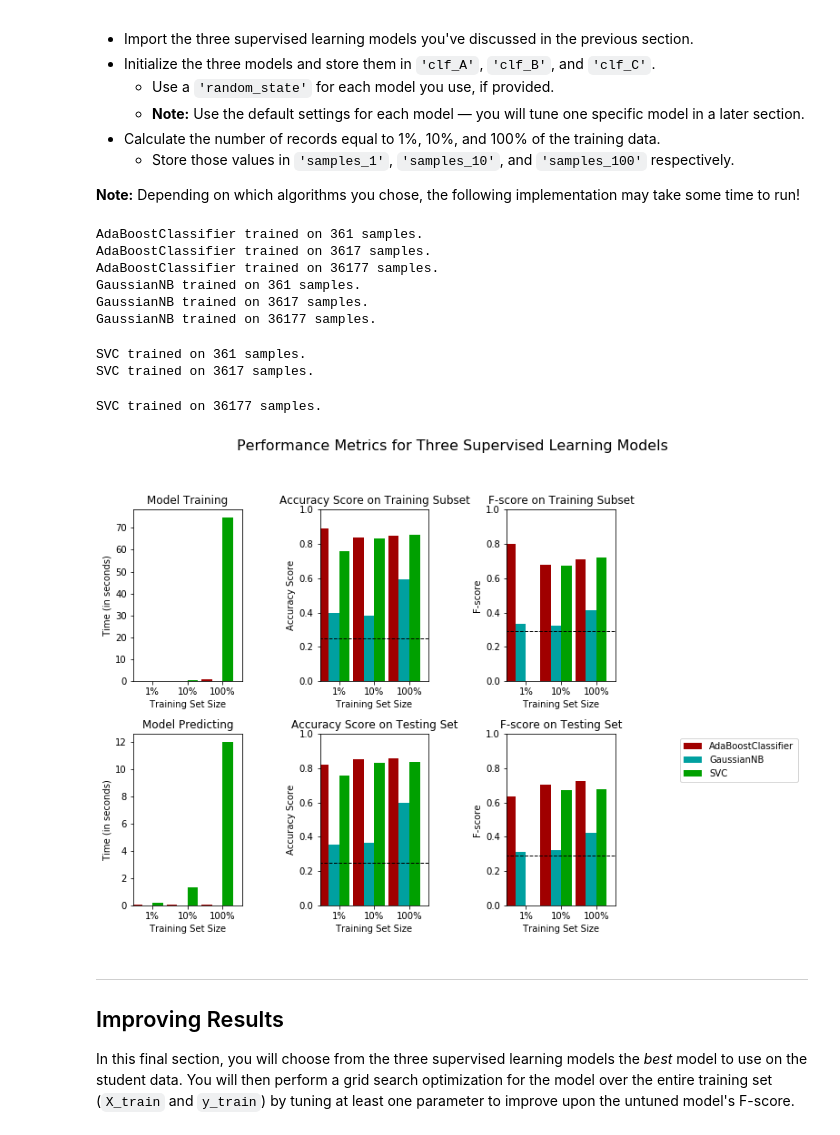
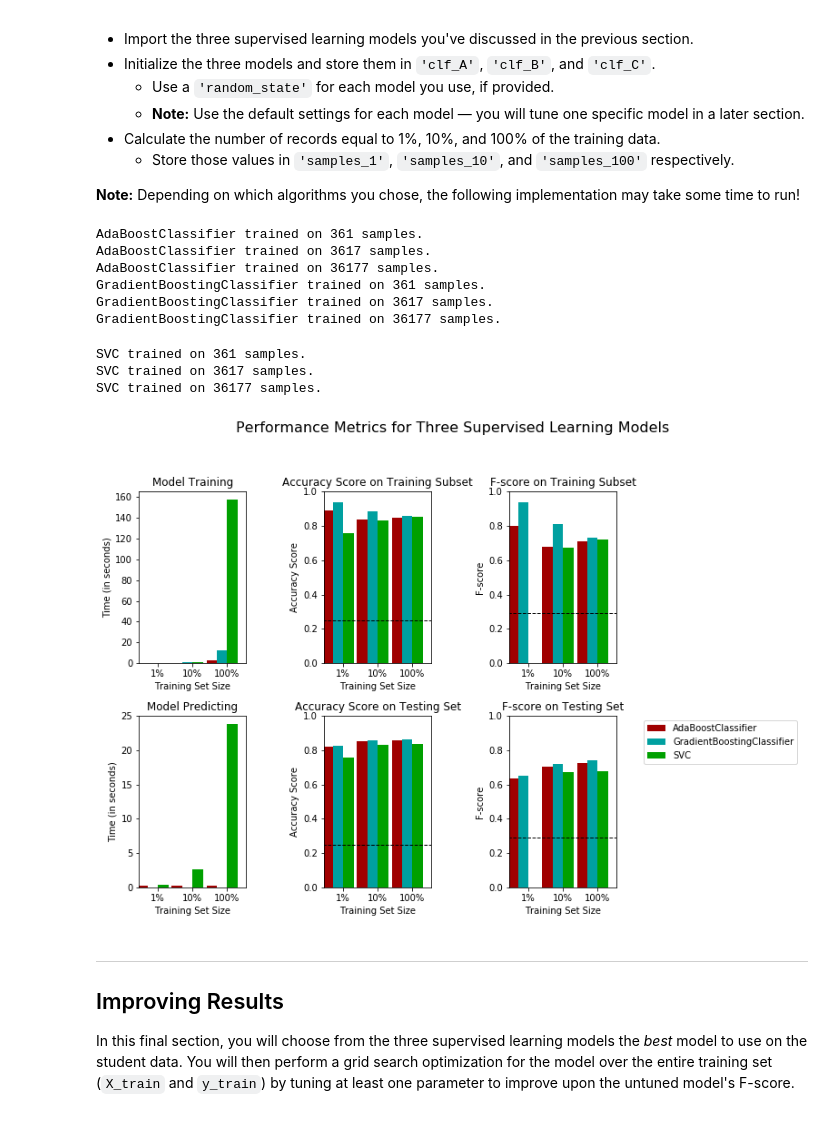
Before and after one commit to mjsML/MOOCs, a Jupyter notebook: finding_donors/finding_donors.ipynb, the cells around one changed output. Saved outputs shown, nothing was run; the diff lists cells and outputs as text; code cells hidden in the pictures.

Commit message:
working code + better model ( GradientBoostingClassifier )

```diff
--- a/finding_donors/finding_donors.ipynb
+++ b/finding_donors/finding_donors.ipynb
@@ -33,7 +33,7 @@ import visuals as vs
 
 # Load the Census dataset
 data = pd.read_csv("census.csv")
-
+data=data.dropna()
 # Success - Display the first record
 display(data.head(n=1))
 # %% [output]
@@ -364,42 +363,43 @@ In the code cell, you will need to implement the following:
 from sklearn.ensemble import AdaBoostClassifier
 from sklearn.naive_bayes import GaussianNB
 from sklearn.svm import SVC
-
+from sklearn.ensemble import GradientBoostingClassifier
 # TODO: Initialize the three models
 clf_A = AdaBoostClassifier(random_state=42)
-clf_B = GaussianNB()
-clf_C = SVC(random_state=42)
+clf_B = GradientBoostingClassifier()
+clf_C = SVC(random_state=42,gamma='auto')
+
 
 # TODO: Calculate the number of samples for 1%, 10%, and 100% of the training data
 # HINT: samples_100 is the entire training set i.e. len(y_train)
 # HINT: samples_10 is 10% of samples_100
 # HINT: samples_1 is 1% of samples_100
 samples_100 = len(y_train)
 samples_10 = samples_100//10
 samples_1 = samples_100//100
 
 # Collect results on the learners
 results = {}
 for clf in [clf_A, clf_B, clf_C]:
     clf_name = clf.__class__.__name__
     results[clf_name] = {}
     for i, samples in enumerate([samples_1, samples_10, samples_100]):
         results[clf_name][i] = \
         train_predict(clf, samples, X_train, y_train, X_test, y_test)
 
 # Run metrics visualization for the three supervised learning models chosen
 vs.evaluate(results, accuracy, fscore)
 # %% [output]
 AdaBoostClassifier trained on 361 samples.
 AdaBoostClassifier trained on 3617 samples.
 AdaBoostClassifier trained on 36177 samples.
-GaussianNB trained on 361 samples.
-GaussianNB trained on 3617 samples.
-GaussianNB trained on 36177 samples.
+GradientBoostingClassifier trained on 361 samples.
+GradientBoostingClassifier trained on 3617 samples.
+GradientBoostingClassifier trained on 36177 samples.
 SVC trained on 361 samples.
 SVC trained on 3617 samples.
+SVC trained on 36177 samples.
-SVC trained on 36177 samples.
-[figure, old version]
+[figure, new version]
 # %% [markdown]
 ----
 ## Improving Results
```
Also changed, not shown: parts of 5 cells of this notebook.
